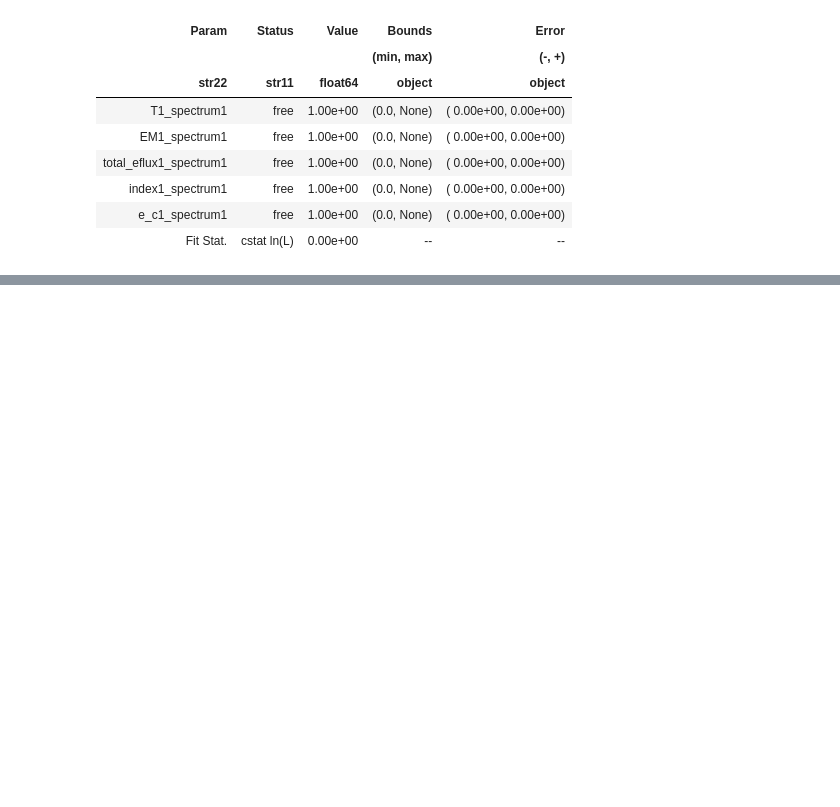
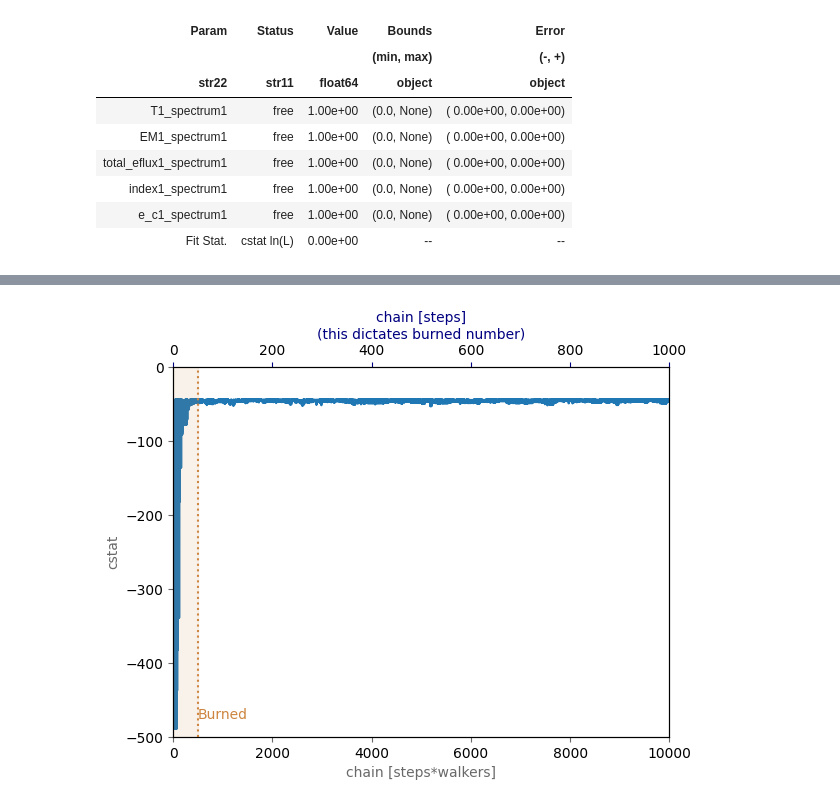
Before and after one commit to ianan/sks_examples, a Jupyter notebook: sks_fit_rhessi_archive.ipynb, the cells around one changed output, grey strips where cells are left out. Drawn from its saved outputs; the diff is of its cells as text; code cells hidden in the pictures; blank space fills up the shorter version.

```diff
--- a/sks_fit_rhessi_archive.ipynb
+++ b/sks_fit_rhessi_archive.ipynb
@@ -161,0 +171,13 @@ ValueError: All input energy values must be within the range 1.0002920302956426-
+# %%
+# Now do the mcmc
+mcmc_result = fitter.run_mcmc(steps_per_walker=1000,walker_spread='mag_order')
+# %%
+# Look at the log probability to see if enough runs to get stable solution
+# Get rid of the first 50 runs in this case
+fitter.burn_mcmc = 50
+plt.figure()
+fitter.plot_log_prob_chain()
+plt.ylim([-500,0])
+plt.show()
+# %% [output]
+[figure, added]
```
Also changed, not shown: parts of 9 cells of this notebook, 1 other file.
